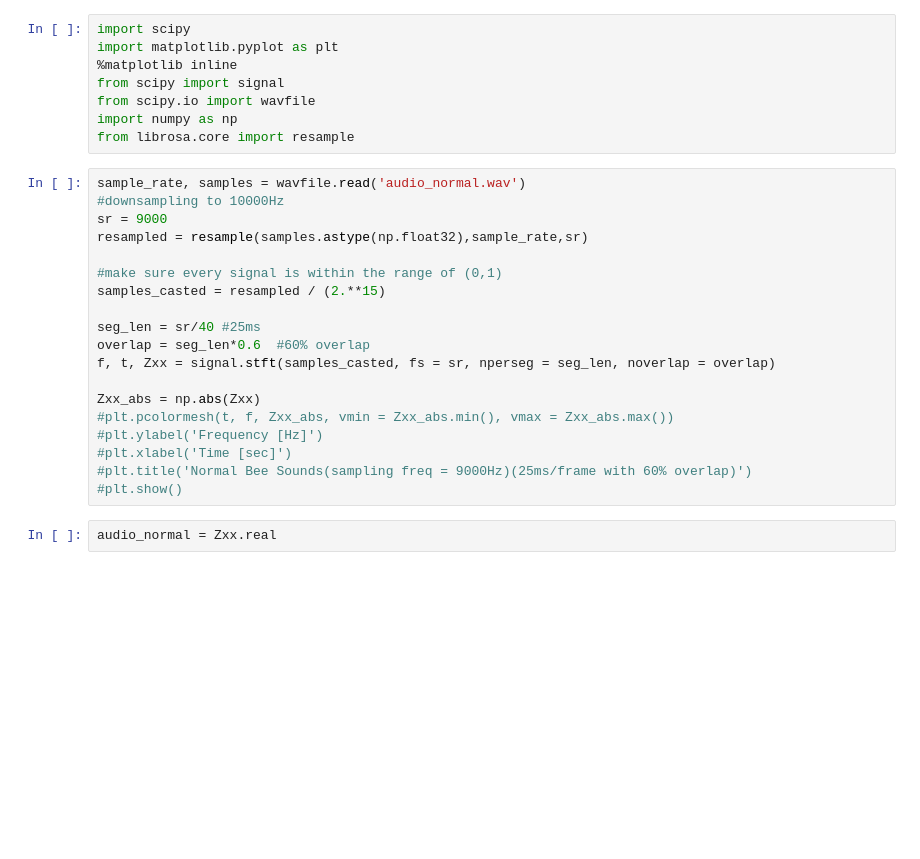
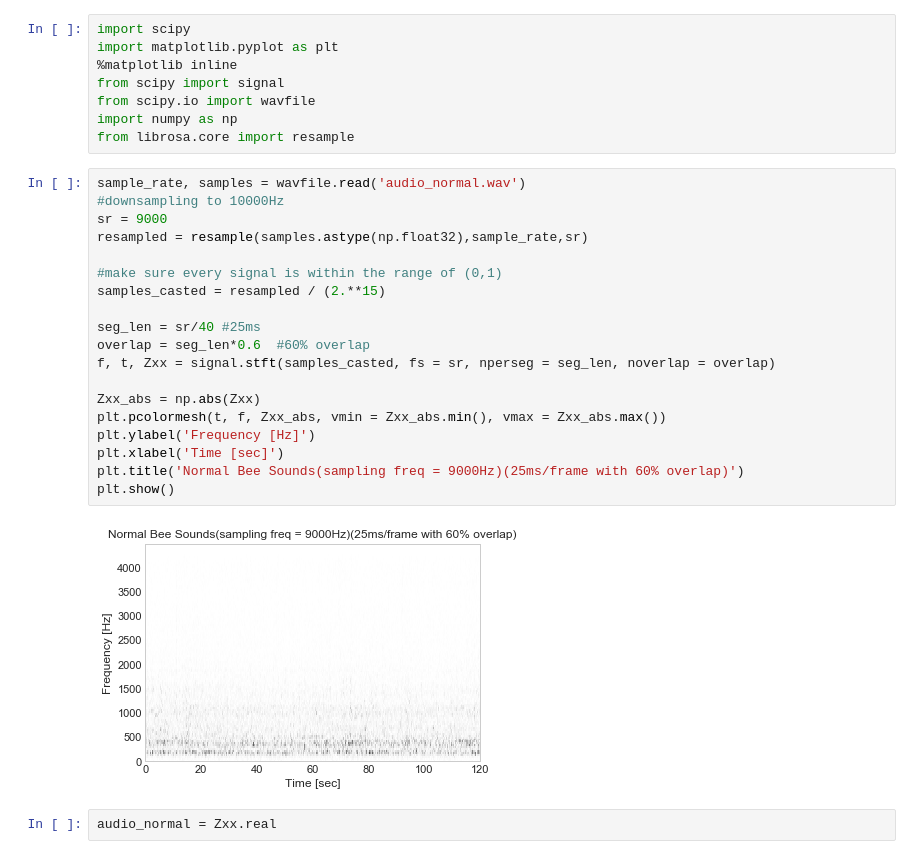
Before and after one commit to WaggleNet/bsg_wavenet, a Jupyter notebook: PCA_SVD_Mixed.ipynb, the cells around one changed output. Drawn from its saved outputs; the diff is of its cells as text; blank space fills up the shorter version.

```diff
--- a/PCA_SVD_Mixed.ipynb
+++ b/PCA_SVD_Mixed.ipynb
@@ -9,22 +9,24 @@ from librosa.core import resample
 # %%
 sample_rate, samples = wavfile.read('audio_normal.wav')
 #downsampling to 10000Hz
 sr = 9000
 resampled = resample(samples.astype(np.float32),sample_rate,sr)
 
 #make sure every signal is within the range of (0,1)
 samples_casted = resampled / (2.**15)
 
 seg_len = sr/40 #25ms
 overlap = seg_len*0.6  #60% overlap
 f, t, Zxx = signal.stft(samples_casted, fs = sr, nperseg = seg_len, noverlap = overlap)
 
 Zxx_abs = np.abs(Zxx)
-#plt.pcolormesh(t, f, Zxx_abs, vmin = Zxx_abs.min(), vmax = Zxx_abs.max())
-#plt.ylabel('Frequency [Hz]')
-#plt.xlabel('Time [sec]')
-#plt.title('Normal Bee Sounds(sampling freq = 9000Hz)(25ms/frame with 60% overlap)')
-#plt.show()
+plt.pcolormesh(t, f, Zxx_abs, vmin = Zxx_abs.min(), vmax = Zxx_abs.max())
+plt.ylabel('Frequency [Hz]')
+plt.xlabel('Time [sec]')
+plt.title('Normal Bee Sounds(sampling freq = 9000Hz)(25ms/frame with 60% overlap)')
+plt.show()
+# %% [output]
+[figure, added]
 # %%
 audio_normal = Zxx.real
 # %%
```
Also changed, not shown: parts of 16 cells of this notebook.
